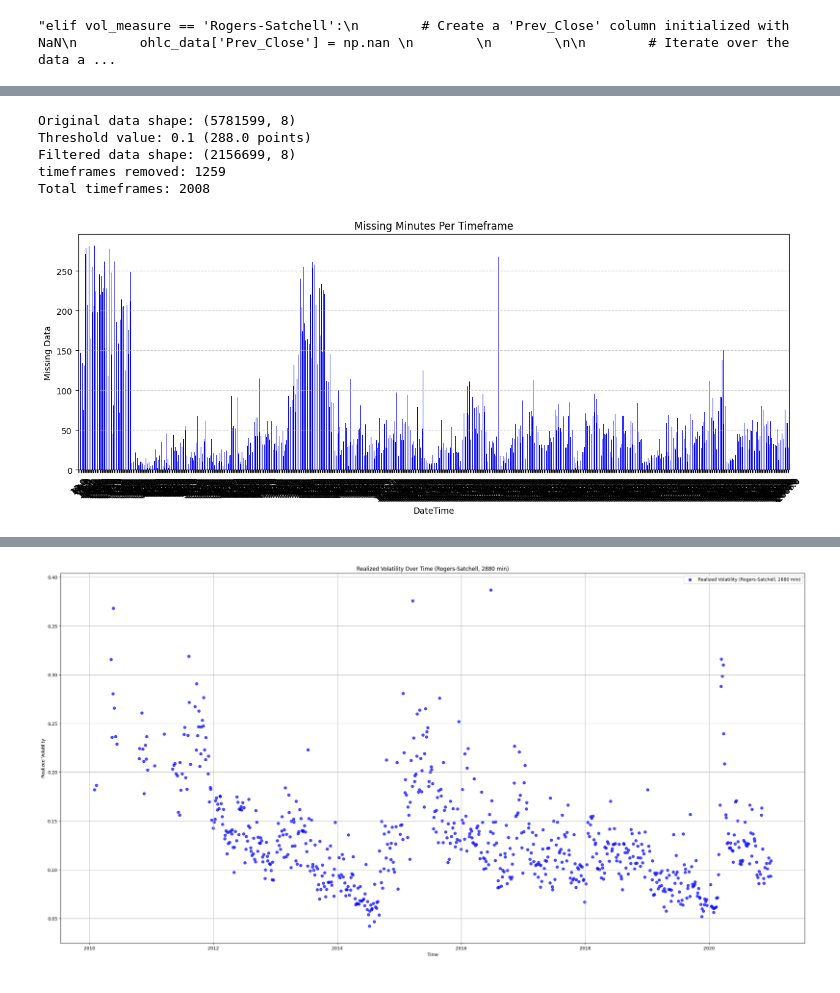
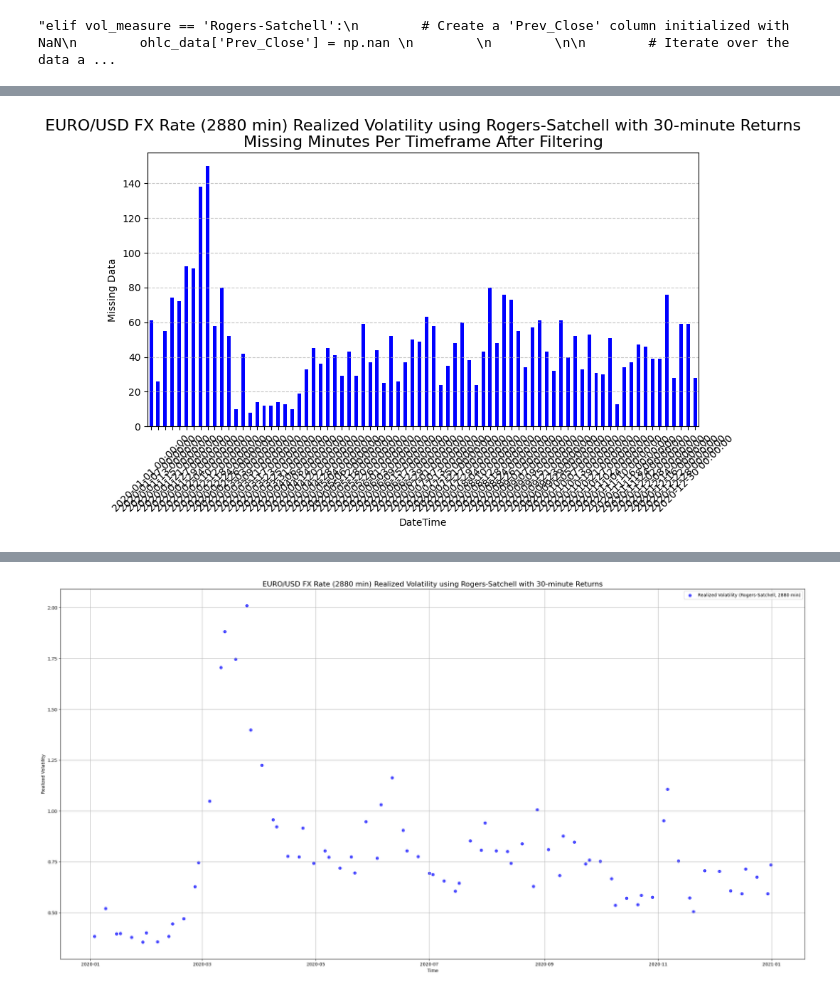
Before and after one commit to EstifanosShekour/Gamma-Capture-project-Lehigh-MFE, a Jupyter notebook: src/main.ipynb, the cells around one changed output, grey strips where cells are left out. Drawn from its saved outputs; the diff is of its cells as text; code cells hidden in the pictures.

```diff
--- a/src/main.ipynb
+++ b/src/main.ipynb
@@ -46,7 +46,7 @@ base_path = r"C:\Users\estifo\OneDrive\Projects\gamma-capture-project\data"
 data_frames = []
 
 # Loop through years 2010 to 2021
-for year in range(2010, 2021):
+for year in range(2020, 2021):
     file_path = os.path.join(base_path, f'DAT_ASCII_EURUSD_M1_{year}.csv')
 
     # Read CSV file (adjust parameters if needed)
@@ -1512,3 +1648,3 @@ DateTime
 # %%
-rvol_2880m_rs = calculate_rvol(data, vol_measure='Rogers-Satchell', timeframe=2880, minute_interval= 1, threshold=0.1, vol_title= 'RVol_2880min_Rogers-Satchell') # Choose 'Garman-Klass', 'Rogers-Satchell', or 'Close-to-Close'
+rvol_2880m_rs = calculate_rvol(data, vol_measure='Rogers-Satchell', timeframe=2880, minute_interval= 30, threshold=0.1, vol_title= 'RVol_2880min_Rogers-Satchell') # Choose 'Garman-Klass', 'Rogers-Satchell', or 'Close-to-Close'
 # %% [output]
@@ -1532,6 +1656 @@ DateTime
-Original data shape: (5781599, 8)
-Threshold value: 0.1 (288.0 points)
-Filtered data shape: (2156699, 8)
-timeframes removed: 1259
-Total timeframes: 2008
-[figure, old version]
+[figure, new version]
@@ -1555 +1657 @@ DateTime
-[figure, old version]
+[figure, new version]
```
Also changed, not shown: parts of 72 cells of this notebook.
